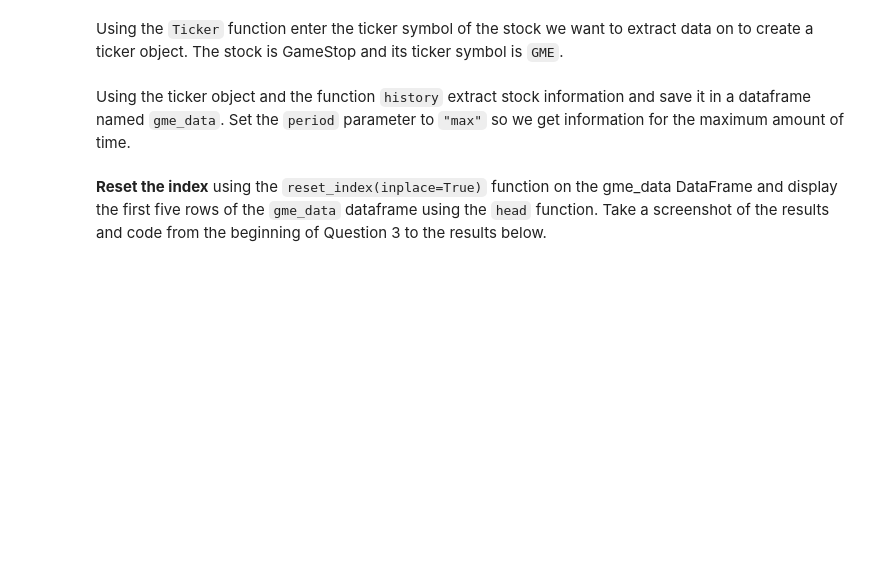
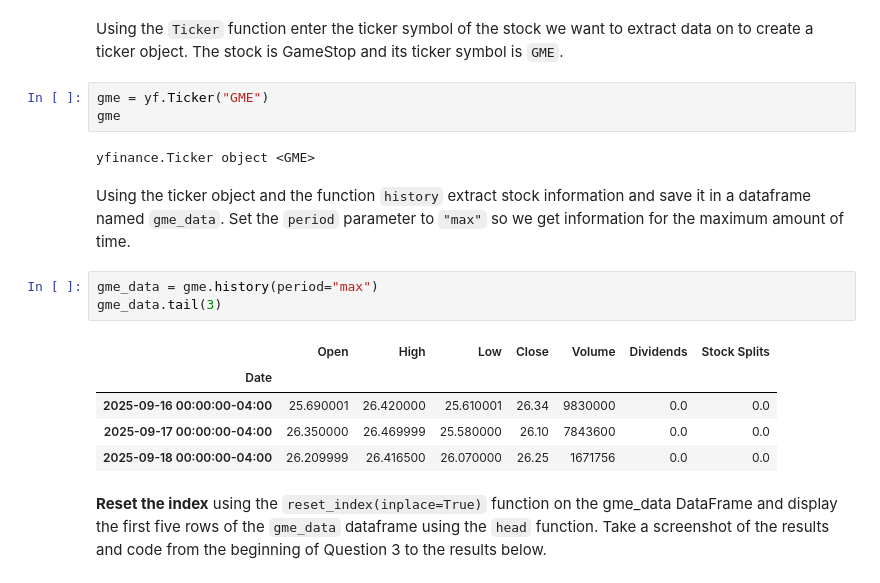
Before and after one commit to NickWeber651/stocks-dashboard, a Jupyter notebook: Final Assignment-v2.ipynb, the cells around one changed output. Drawn from its saved outputs; the diff is of its cells as text; blank space fills up the shorter version.

```diff
--- a/Final Assignment-v2.ipynb
+++ b/Final Assignment-v2.ipynb
@@ -243,7 +243,21 @@ tesla_revenue.tail()
 ## Question 3: Use yfinance to Extract Stock Data
 # %% [markdown]
 Using the `Ticker` function enter the ticker symbol of the stock we want to extract data on to create a ticker object. The stock is GameStop and its ticker symbol is `GME`.
+# %%
+gme = yf.Ticker("GME")
+gme
+# %% [output]
+yfinance.Ticker object <GME>
 # %% [markdown]
 Using the ticker object and the function `history` extract stock information and save it in a dataframe named `gme_data`. Set the `period` parameter to ` "max" ` so we get information for the maximum amount of time.
+# %%
+gme_data = gme.history(period="max")
+gme_data.tail(3)
+# %% [output]
+|  | Open | High | Low | Close | Volume | Dividends | Stock Splits |
+| Date |  |  |  |  |  |  |  |
+| 2025-09-16 00:00:00-04:00 | 25.690001 | 26.420000 | 25.610001 | 26.34 | 9830000 | 0.0 | 0.0 |
+| 2025-09-17 00:00:00-04:00 | 26.350000 | 26.469999 | 25.580000 | 26.10 | 7843600 | 0.0 | 0.0 |
+| 2025-09-18 00:00:00-04:00 | 26.209999 | 26.416500 | 26.070000 | 26.25 | 1671756 | 0.0 | 0.0 |
 # %% [markdown]
 **Reset the index** using the `reset_index(inplace=True)` function on the gme_data DataFrame and display the first five rows of the `gme_data` dataframe using the `head` function. Take a screenshot of the results and code from the beginning of Question 3 to the results below.
```
Also changed, not shown: parts of 1 cell of this notebook.
